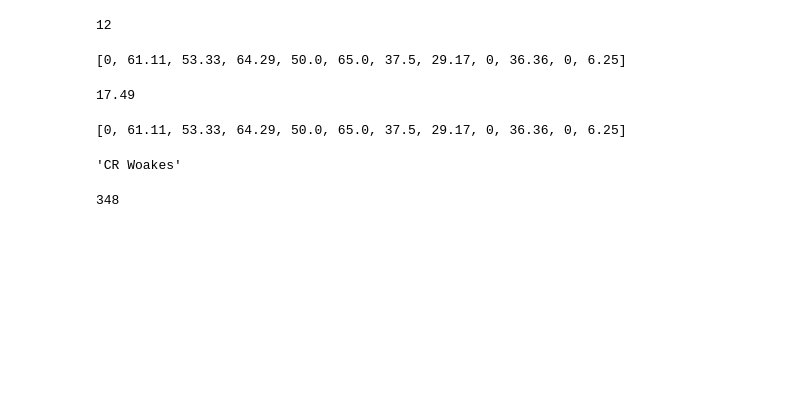
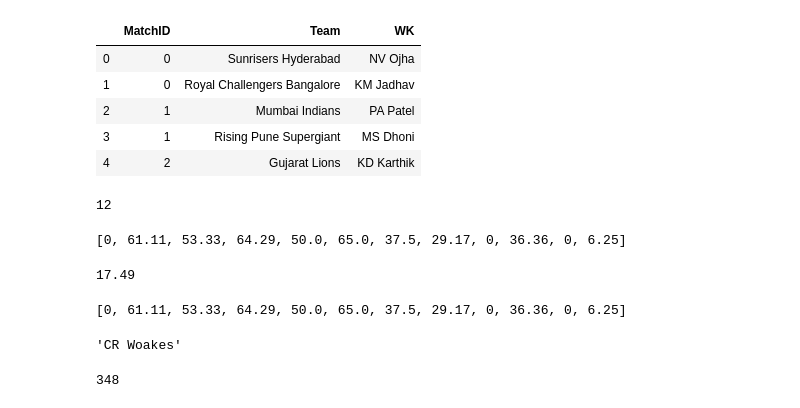
Before and after one commit to omkarb1604/IPL_data_scrape, a Jupyter notebook: FIB.ipynb, the cells around one changed output. Drawn from its saved outputs; the diff is of its cells as text; code cells hidden in the pictures; blank space fills up the shorter version.

```diff
--- a/FIB.ipynb
+++ b/FIB.ipynb
@@ -3,3 +3,4 @@ import numpy as np
 import pandas as pd
 # %%
 raw_data=pd.read_csv('deliveries.csv')
+wk_raw_data=pd.read_csv('IPLWK.csv')
@@ -17,3 +7,17 @@ data.head()
+# %%
+data=raw_data.copy()
+wk_data=wk_raw_data.copy()
+data.head()
+flatten = lambda r: [item for sublist in r for item in sublist]
+# %%
+wk_data.head()
+# %% [output]
+|  | MatchID | Team | WK |
+| 0 | 0 | Sunrisers Hyderabad | NV Ojha |
+| 1 | 0 | Royal Challengers Bangalore | KM Jadhav |
+| 2 | 1 | Mumbai Indians | PA Patel |
+| 3 | 1 | Rising Pune Supergiant | MS Dhoni |
+| 4 | 2 | Gujarat Lions | KD Karthik |
 # %%
 IPL_2008=data.loc[(data['match_id']>=60)&(data['match_id']<=117)]
 IPL_2009=data.loc[(data['match_id']>=118)&(data['match_id']<=174)]
```
Also changed, not shown: parts of 12 cells of this notebook, 1 other file.
